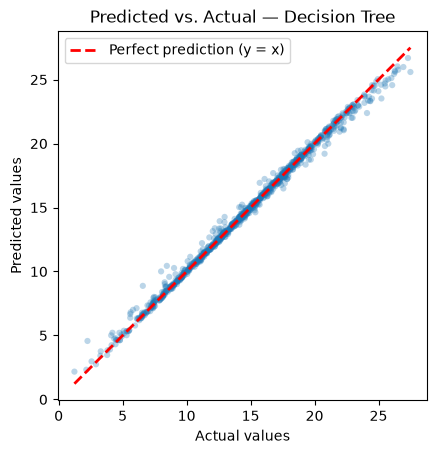
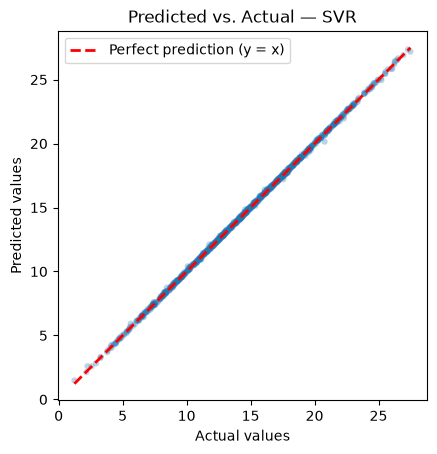
The notebook cell's code change between the first figure and the second:
--- before
+++ after
@@ -1,3 +1,4 @@
-model = SVR(kernel='rbf', C=1.0, epsilon=0.1)
+#changed c from 1 to 100, significantly improved rmse test/train from .34/.32 to .07/.05
+model = SVR(kernel='rbf',C=100, epsilon=0.1)
 X_train, X_test, y_train, y_test = train_test_split(X_df, y_series, test_size=0.2, random_state=315)
 model.fit(X_train, y_train)
@@ -21,5 +22,5 @@
 plt.xlabel('Actual values')
 plt.ylabel('Predicted values')
-plt.title('Predicted vs. Actual — Decision Tree')
+plt.title('Predicted vs. Actual — SVR')
 plt.legend()
 plt.axis('square') 

Commit: #changed c from 1 to 100, significantly improved rmse test/train from .34/.32 to .07/.05